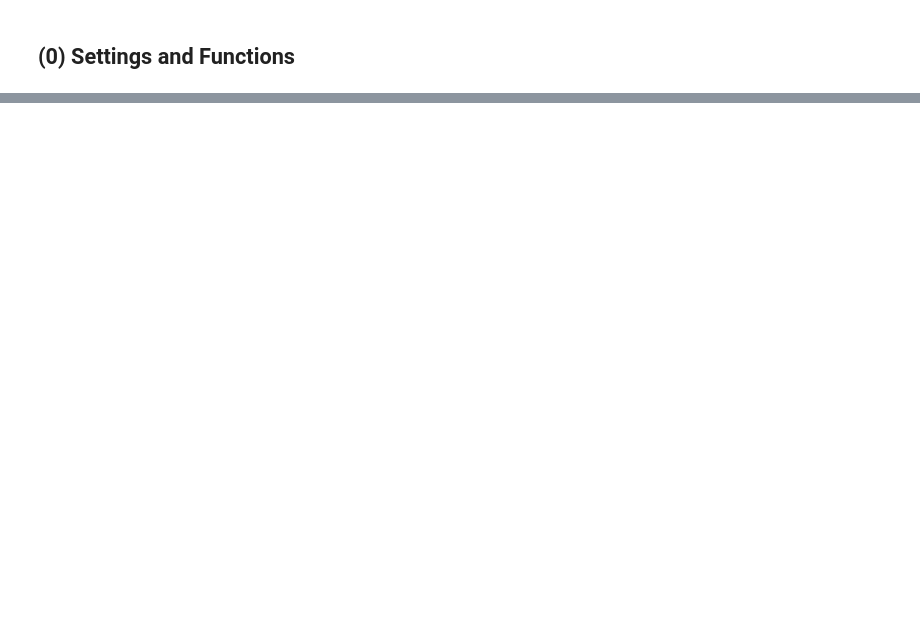
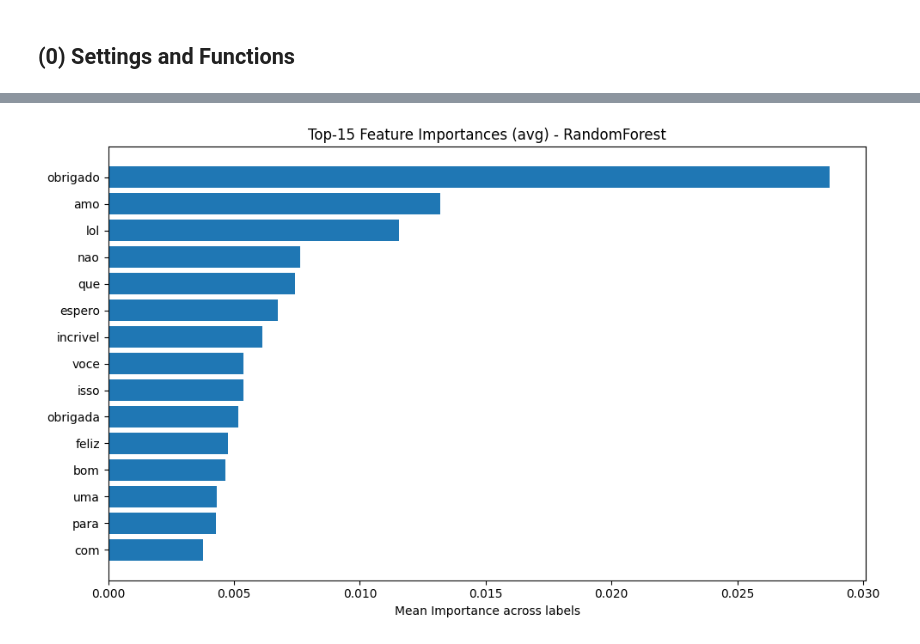
Before and after one commit to LuanBarbs/tcc-emotion-detection-nlp, a Jupyter notebook: src/baseline/baseline_05_GoEmotions_BoW.ipynb, the cells around one changed output, grey strips where cells are left out. Cells and saved outputs as stored; diff of their text form; code cells hidden in the pictures; blank space fills up the shorter version.

```diff
--- a/src/baseline/baseline_05_GoEmotions_BoW.ipynb
+++ b/src/baseline/baseline_05_GoEmotions_BoW.ipynb
@@ -291,0 +558,11 @@ plot_feature_importance_top_k(pipe_rf["model"], feature_names, k=15, model_name=
+# %%
+pipe_rf = Pipeline([
+    ("bow", CountVectorizer()),
+    ("model", RandomForestClassifier(random_state=42))
+])
+pipe_rf.fit(X_text_train, y_train)
+
+feature_names = pipe_rf["bow"].get_feature_names_out()
+plot_feature_importance_top_k(pipe_rf["model"], feature_names, k=15, model_name="RandomForest")
+# %% [output]
+[figure, added]
```
Also changed, not shown: parts of 22 cells of this notebook, 4 other files.
